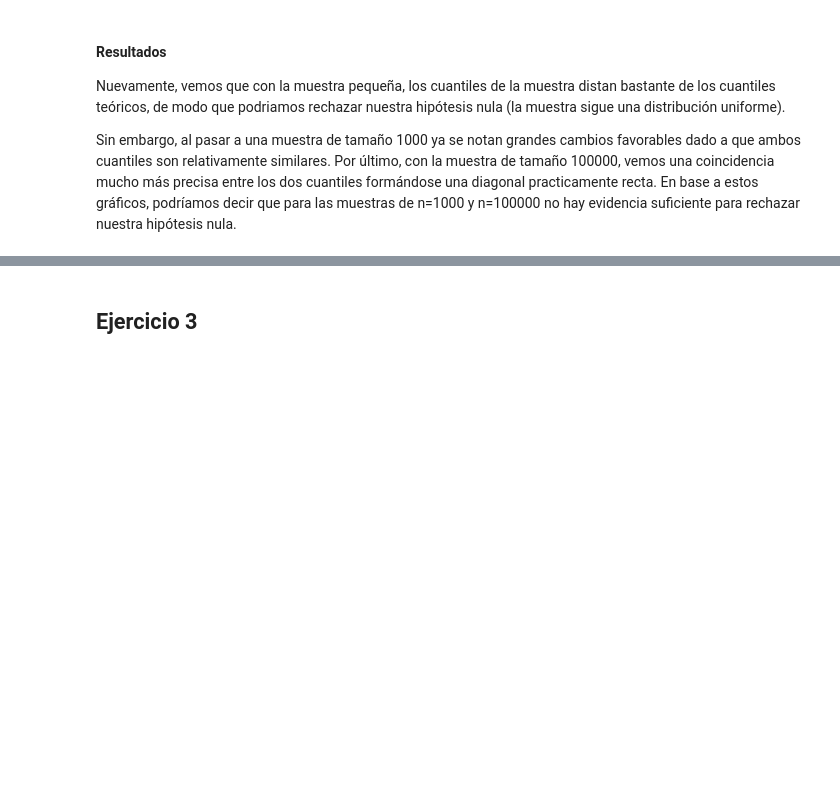
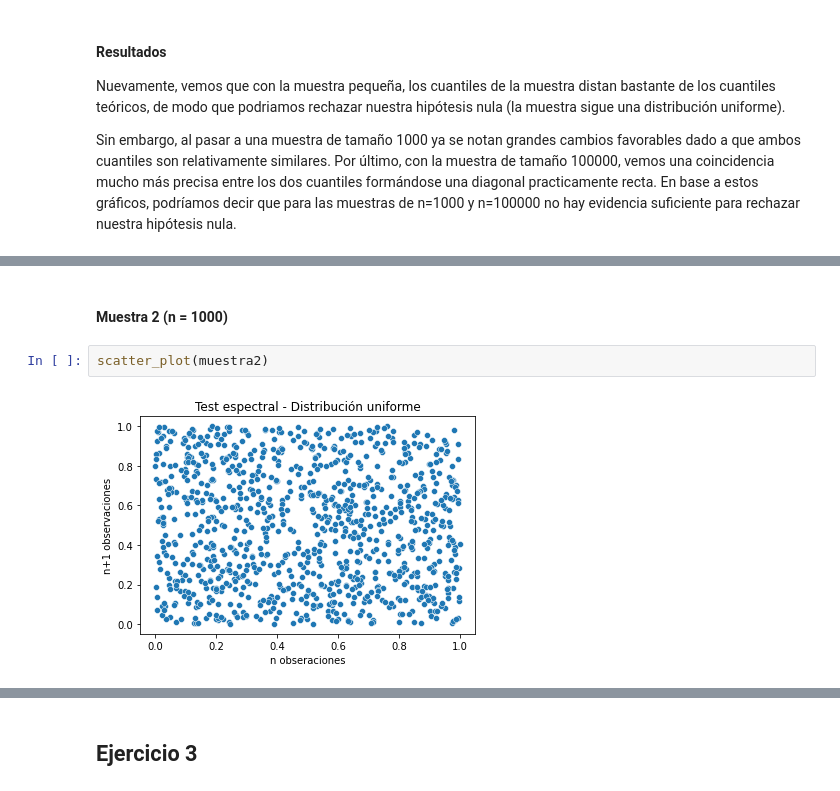
Before and after one commit to delpinor/tp-simulacion, a Jupyter notebook: TP1/ej_01.ipynb, the cells around one changed output, grey strips where cells are left out. Drawn from its saved outputs; the diff is of its cells as text; blank space fills up the shorter version.

```diff
--- a/TP1/ej_01.ipynb
+++ b/TP1/ej_01.ipynb
@@ -375,0 +367,6 @@ Sin embargo, al pasar a una muestra de tamaño 1000 ya se notan grandes cambios
+# %% [markdown]
+#### Muestra 2 (n = 1000)
+# %%
+scatter_plot(muestra2)
+# %% [output]
+[figure, added]
```
Also changed, not shown: parts of 96 cells of this notebook.
